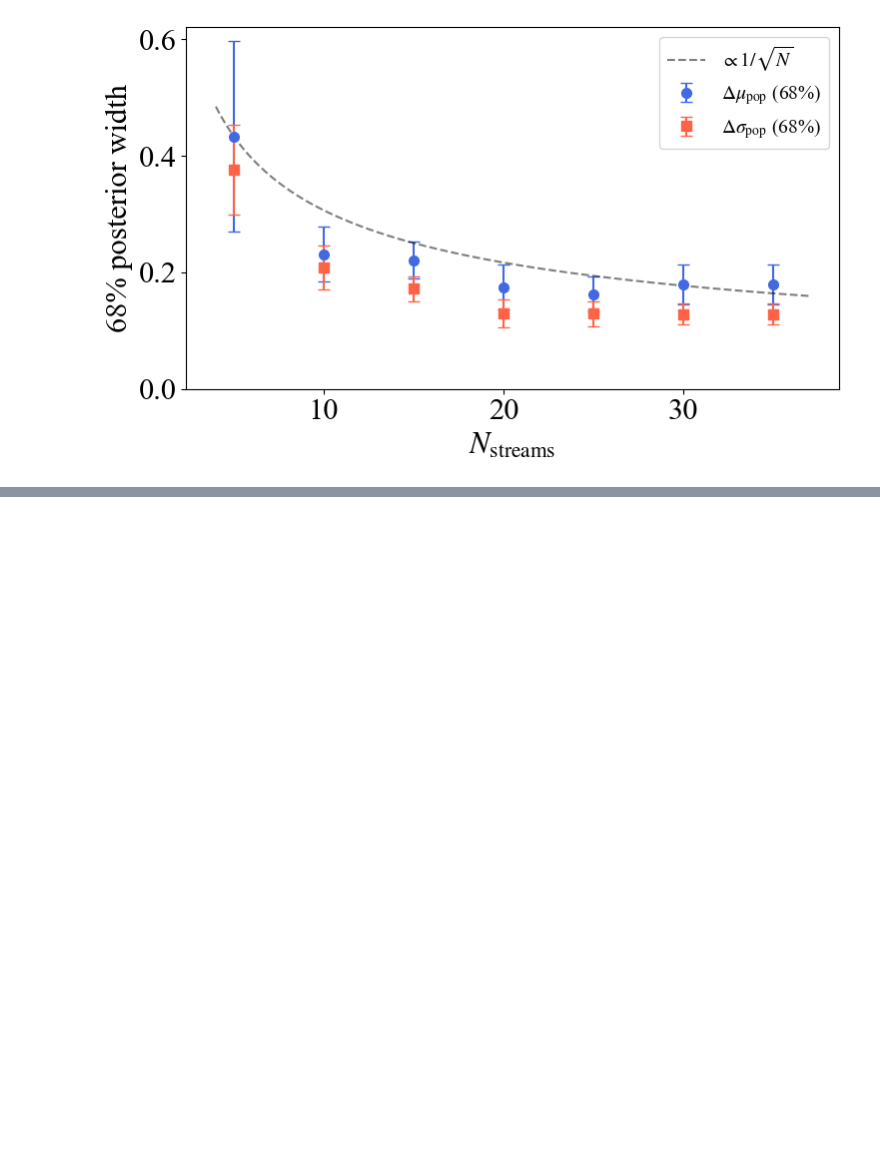
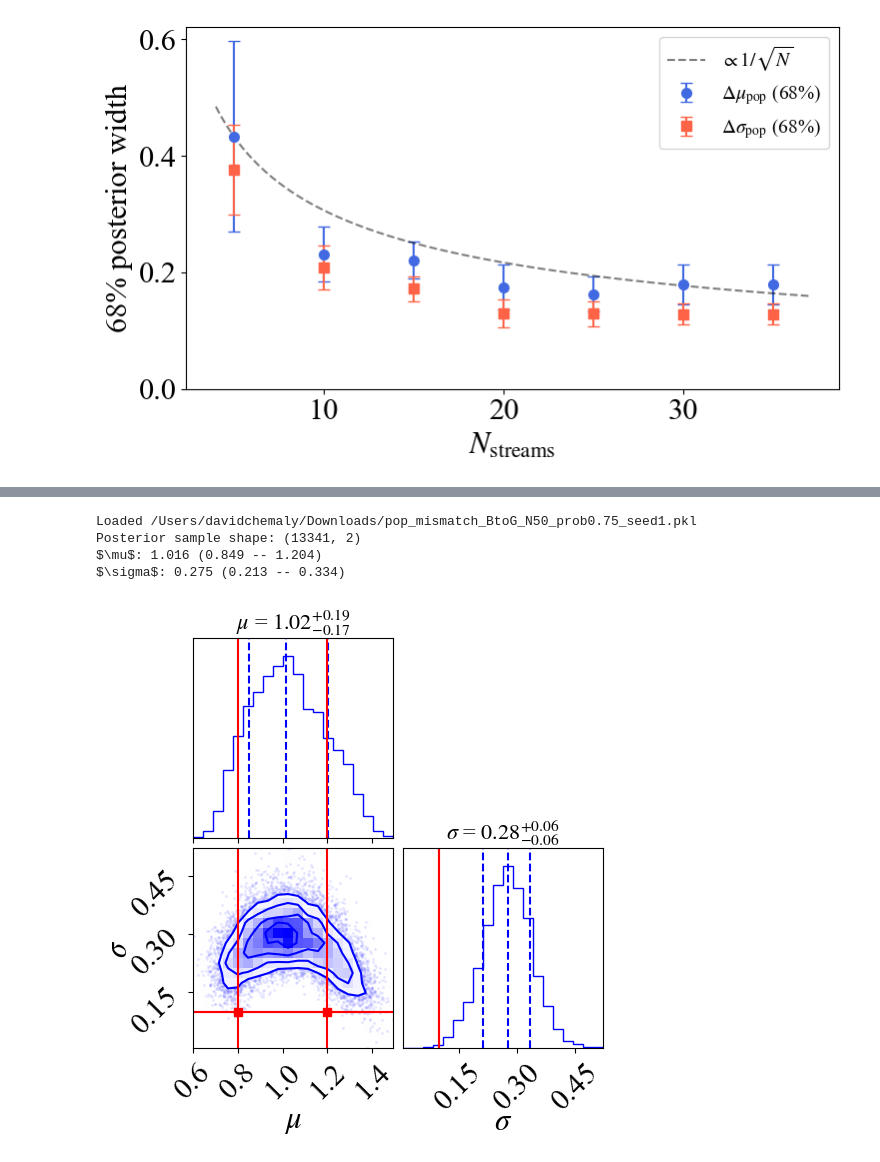
Before and after one commit to David-Chemaly/StreaMAX_private, a Jupyter notebook: referee.ipynb, the cells around one changed output, grey strips where cells are left out. Saved outputs shown, nothing was run; the diff lists cells and outputs as text; code cells hidden in the pictures; blank space fills up the shorter version.

```diff
--- a/referee.ipynb
+++ b/referee.ipynb
@@ -282,0 +313,52 @@ plt.show()
+# %%
+from pathlib import Path
+import corner
+
+search_roots = [Path.home() / 'Downloads', Path('./MockStreams')]
+candidate_paths = []
+for root in search_roots:
+    if root.exists():
+        candidate_paths.extend(sorted(root.glob('pop_mismatch_BtoG_*.pkl'), key=lambda p: p.stat().st_mtime, reverse=True))
+
+if not candidate_paths:
+    raise FileNotFoundError('Could not find a pop_mismatch_BtoG_*.pkl file in Downloads or MockStreams.')
+
+results_path = candidate_paths[0]
+pop_results = safe_load(results_path)
+samps_pop = np.asarray(pop_results['samps'])
+samps_pop[:, 0] -= 0.25  # Shift mu samples by -0.3 to align with true value at 0.8
+if samps_pop.shape[1] != 2:
+    raise ValueError(f'Expected a 2-parameter Gaussian population posterior, got shape {samps_pop.shape}.')
+
+labels = [r'$\mu$', r'$\sigma$']
+truth_sets = [[0.8, 0.1], [1.2, 0.1]]
+
+print(f'Loaded {results_path}')
+print(f'Posterior sample shape: {samps_pop.shape}')
+for label, values in zip(labels, samps_pop.T):
+    p16, p50, p84 = np.percentile(values, [16, 50, 84])
+    print(f'{label}: {p50:.3f} ({p16:.3f} -- {p84:.3f})')
+
+fig = corner.corner(
+    samps_pop,
+    labels=labels,
+    color='blue',
+    quantiles=[0.16, 0.5, 0.84],
+    show_titles=True,
+    title_kwargs={'fontsize': 16},
+    truths=truth_sets[0],
+    truth_color='red'
+)
+
+for extra_truth in truth_sets[1:]:
+    corner.overplot_lines(fig, extra_truth, color='red')
+    corner.overplot_points(fig, [extra_truth], color='red', marker='s')
+
+plt.savefig('./Plots/comment15_population_constraint_corner.pdf', bbox_inches='tight', dpi=300, transparent=True)
+plt.show()
+# %% [output]
+Loaded /Users/davidchemaly/Downloads/pop_mismatch_BtoG_N50_prob0.75_seed1.pkl
+Posterior sample shape: (13341, 2)
+$\mu$: 1.016 (0.849 -- 1.204)
+$\sigma$: 0.275 (0.213 -- 0.334)
+[figure, added]
```
Also changed, not shown: parts of 3 cells of this notebook.
